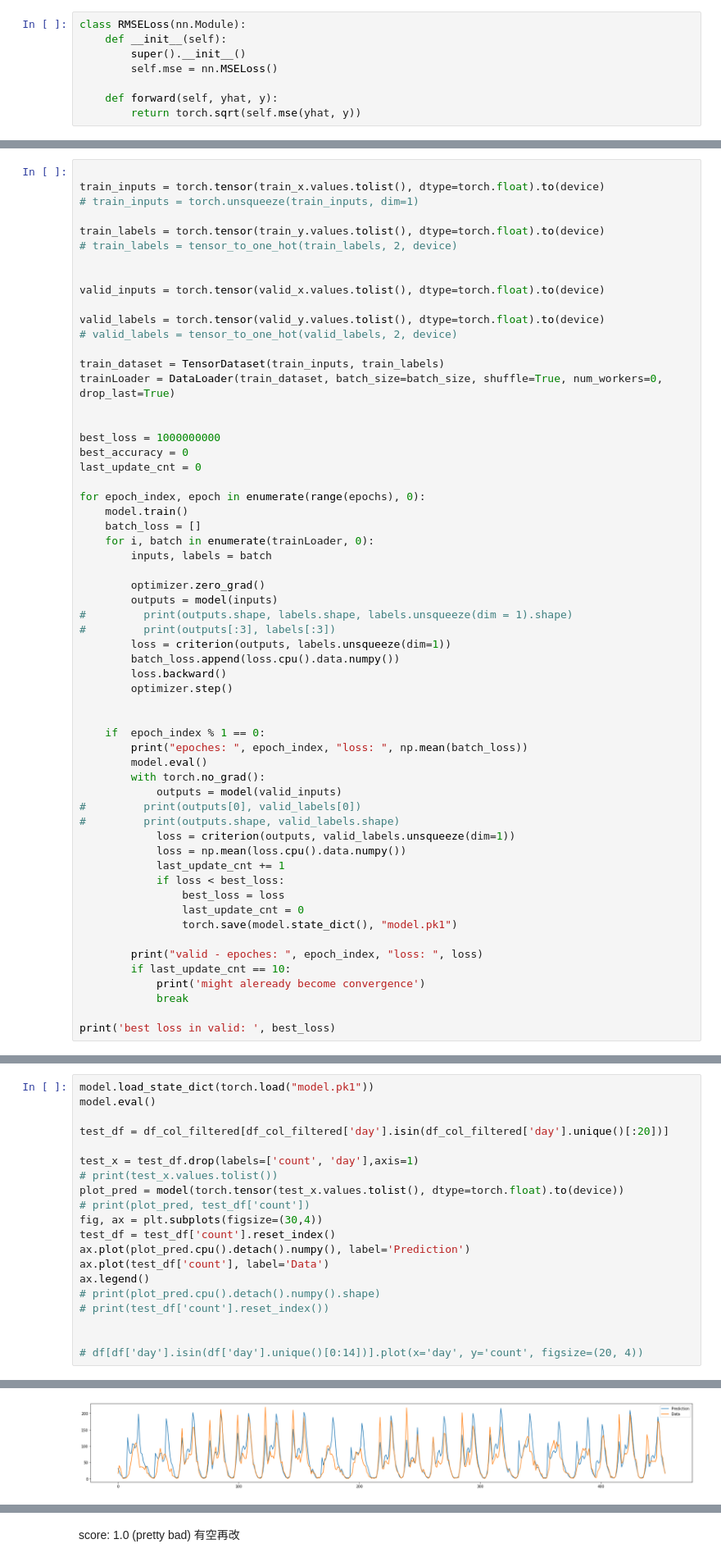
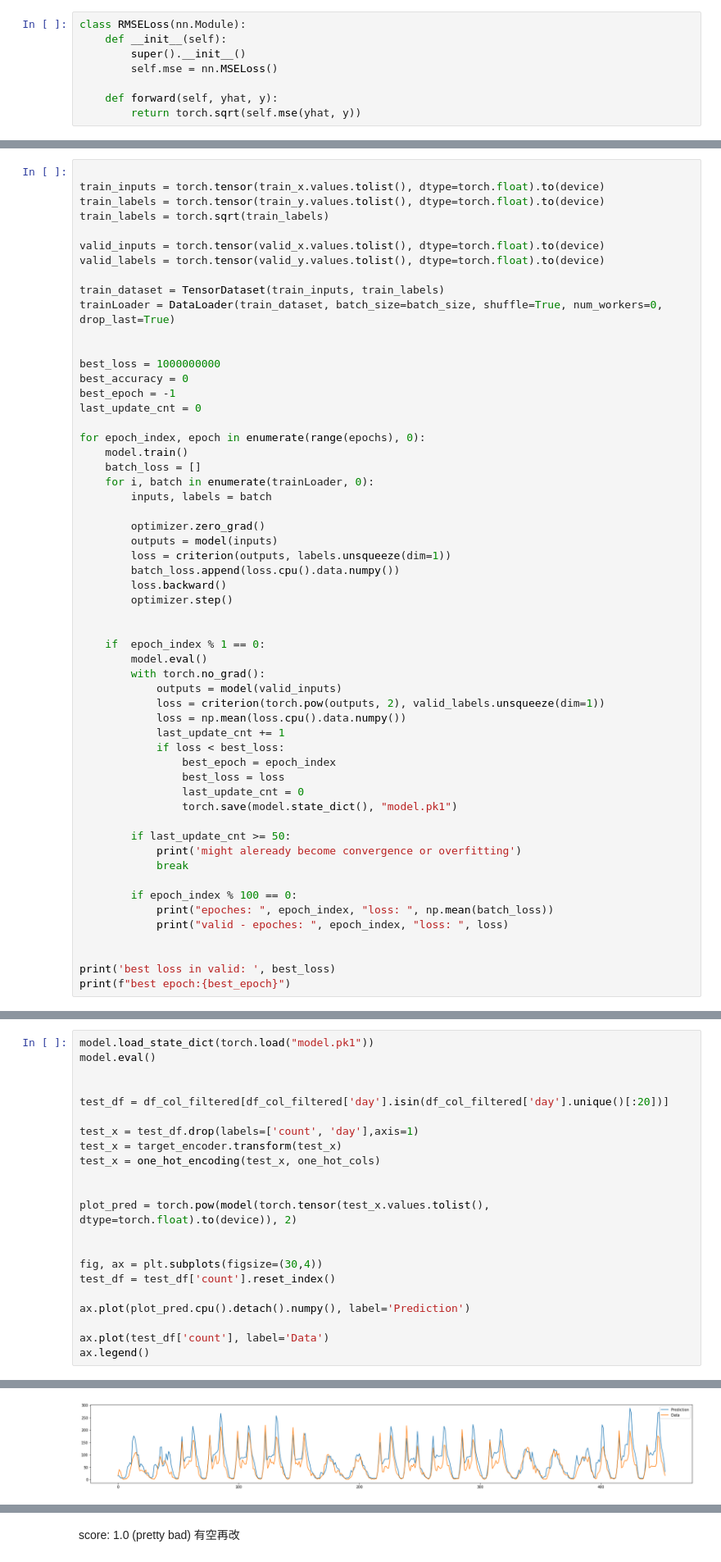
Before and after one commit to Roykesydon/Kaggle-Pratice, a Jupyter notebook: BikeSharingDemand/BikeSharingDemand.ipynb, the cells around one changed output, grey strips where cells are left out. Shown at 82% size. Drawn from its saved outputs; the diff is of its cells as text.

```diff
--- a/BikeSharingDemand/BikeSharingDemand.ipynb
+++ b/BikeSharingDemand/BikeSharingDemand.ipynb
@@ -371,16 +417,11 @@ criterion = RMSLELoss()
 # %%
 
 train_inputs = torch.tensor(train_x.values.tolist(), dtype=torch.float).to(device)
-# train_inputs = torch.unsqueeze(train_inputs, dim=1)
-
 train_labels = torch.tensor(train_y.values.tolist(), dtype=torch.float).to(device)
-# train_labels = tensor_to_one_hot(train_labels, 2, device)
-
+train_labels = torch.sqrt(train_labels)
 
 valid_inputs = torch.tensor(valid_x.values.tolist(), dtype=torch.float).to(device)
-
 valid_labels = torch.tensor(valid_y.values.tolist(), dtype=torch.float).to(device)
-# valid_labels = tensor_to_one_hot(valid_labels, 2, device)
 
 train_dataset = TensorDataset(train_inputs, train_labels)
 trainLoader = DataLoader(train_dataset, batch_size=batch_size, shuffle=True, num_workers=0, drop_last=True)
@@ -388,6 +429,7 @@ trainLoader = DataLoader(train_dataset, batch_size=batch_size, shuffle=True, num
 
 best_loss = 1000000000
 best_accuracy = 0
+best_epoch = -1
 last_update_cnt = 0
 
 for epoch_index, epoch in enumerate(range(epochs), 0):
@@ -398,8 +440,6 @@ for epoch_index, epoch in enumerate(range(epochs), 0):
 
         optimizer.zero_grad()
         outputs = model(inputs)
-#         print(outputs.shape, labels.shape, labels.unsqueeze(dim = 1).shape)
-#         print(outputs[:3], labels[:3])
         loss = criterion(outputs, labels.unsqueeze(dim=1))
         batch_loss.append(loss.cpu().data.numpy())
         loss.backward()
@@ -407,24 +447,27 @@ for epoch_index, epoch in enumerate(range(epochs), 0):
 
 
     if  epoch_index % 1 == 0:
-        print("epoches: ", epoch_index, "loss: ", np.mean(batch_loss))
         model.eval()
         with torch.no_grad():
             outputs = model(valid_inputs)
-#         print(outputs[0], valid_labels[0])
-#         print(outputs.shape, valid_labels.shape)
-            loss = criterion(outputs, valid_labels.unsqueeze(dim=1))
+            loss = criterion(torch.pow(outputs, 2), valid_labels.unsqueeze(dim=1))
             loss = np.mean(loss.cpu().data.numpy())
             last_update_cnt += 1
             if loss < best_loss:
+                best_epoch = epoch_index
                 best_loss = loss
                 last_update_cnt = 0
                 torch.save(model.state_dict(), "model.pk1")
 
-        print("valid - epoches: ", epoch_index, "loss: ", loss)
-        if last_update_cnt == 10:
-            print('might aleready become convergence')
+        if last_update_cnt >= 50:
+            print('might aleready become convergence or overfitting')
             break
 
+        if epoch_index % 100 == 0:
+            print("epoches: ", epoch_index, "loss: ", np.mean(batch_loss))
+            print("valid - epoches: ", epoch_index, "loss: ", loss)
+
+
 print('best loss in valid: ', best_loss)
+print(f"best epoch:{best_epoch}")
 # %% [output]
@@ -448,23 +489,25 @@ best loss in valid:  0.48850384
 # %%
 model.load_state_dict(torch.load("model.pk1"))
 model.eval()
 
+
 test_df = df_col_filtered[df_col_filtered['day'].isin(df_col_filtered['day'].unique()[:20])]
 
 test_x = test_df.drop(labels=['count', 'day'],axis=1)
-# print(test_x.values.tolist())
-plot_pred = model(torch.tensor(test_x.values.tolist(), dtype=torch.float).to(device))
-# print(plot_pred, test_df['count'])
+test_x = target_encoder.transform(test_x)
+test_x = one_hot_encoding(test_x, one_hot_cols)
+
+
+plot_pred = torch.pow(model(torch.tensor(test_x.values.tolist(), dtype=torch.float).to(device)), 2)
+
+
 fig, ax = plt.subplots(figsize=(30,4))
 test_df = test_df['count'].reset_index()
+
 ax.plot(plot_pred.cpu().detach().numpy(), label='Prediction')
+
 ax.plot(test_df['count'], label='Data')
 ax.legend()
-# print(plot_pred.cpu().detach().numpy().shape)
-# print(test_df['count'].reset_index())
-
-
-# df[df['day'].isin(df['day'].unique()[0:14])].plot(x='day', y='count', figsize=(20, 4))
 # %% [output]
 <matplotlib.legend.Legend at 0x...>
-[figure, old version]
+[figure, new version]
```
Also changed, not shown: parts of 20 cells of this notebook, 1 other file.
